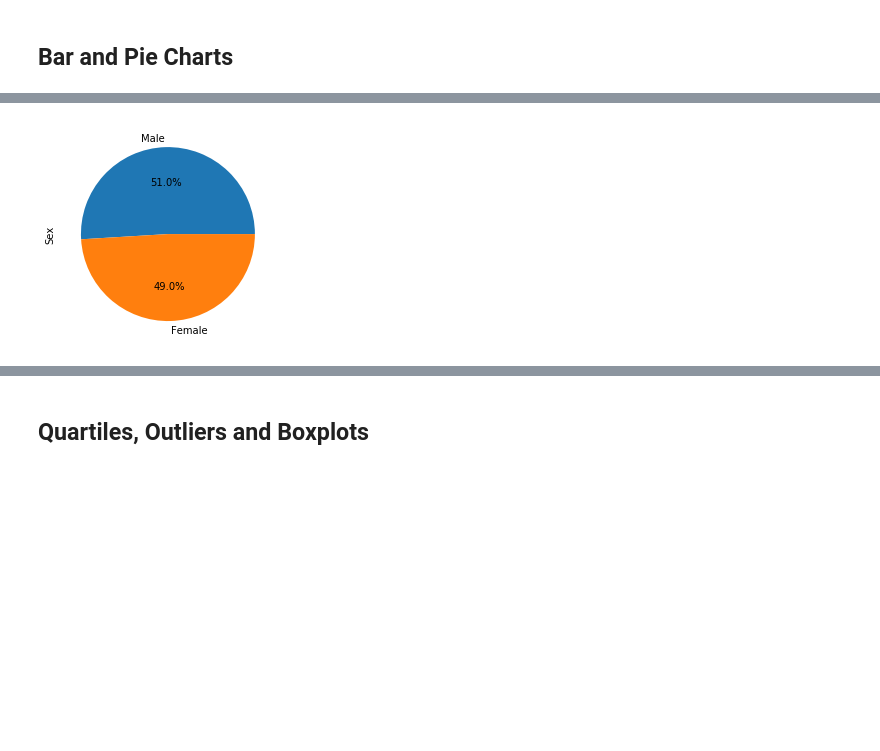
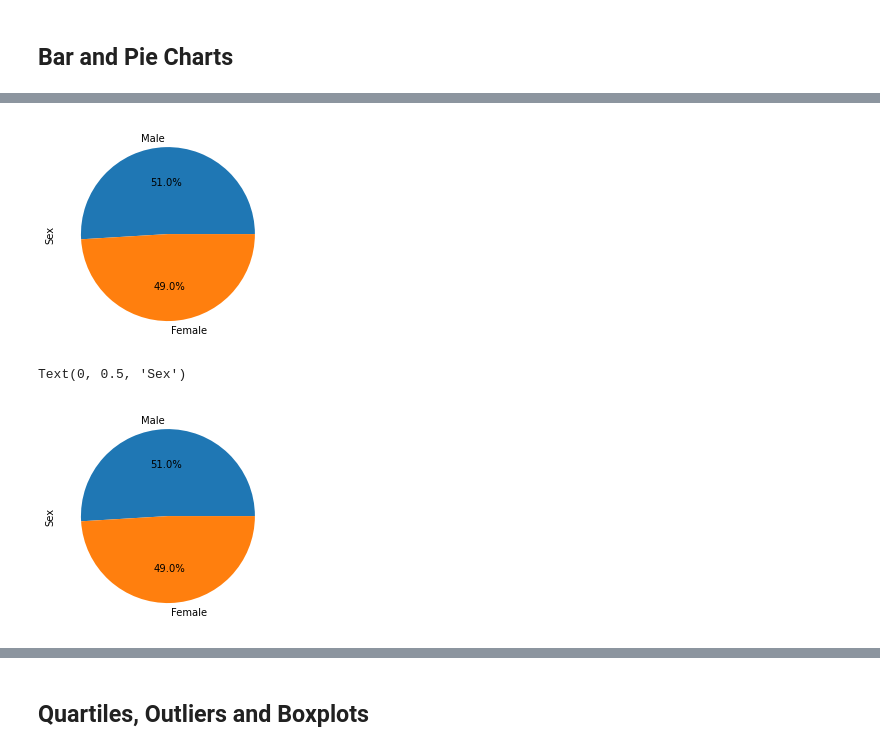
Before and after one commit to dganderson94/matplotlib-challenge, a Jupyter notebook: Pymaceuticals/pymaceuticals.ipynb, the cells around one changed output, grey strips where cells are left out. Cells and saved outputs as stored; diff of their text form; code cells hidden in the pictures; blank space fills up the shorter version.

```diff
--- a/Pymaceuticals/pymaceuticals.ipynb
+++ b/Pymaceuticals/pymaceuticals.ipynb
@@ -148,4 +156,14 @@ agg
+# %%
+# Generate a pie plot showing the distribution of female versus male mice using Pandas
+sex_sort = clean_df.groupby('Sex').count().sort_values('Sex', ascending = False)
+sex_sort.plot(kind = 'pie', y = 'Mouse ID', ylabel = 'Sex', legend = False, autopct='%1.1f%%')
+plt.show()
+# %% [output]
+[figure, added]
 # %%
-# Generate a pie plot showing the distribution of female versus male mice using Pandas
+# Generate a pie plot showing the distribution of female versus male mice using pyplot
+plt.pie(sex_sort['Mouse ID'], labels = sex_sort.index, autopct="%1.1f%%")
+plt.ylabel('Sex')
 # %% [output]
+Text(0, 0.5, 'Sex')
 [figure]
```
Also changed, not shown: parts of 4 cells of this notebook.
